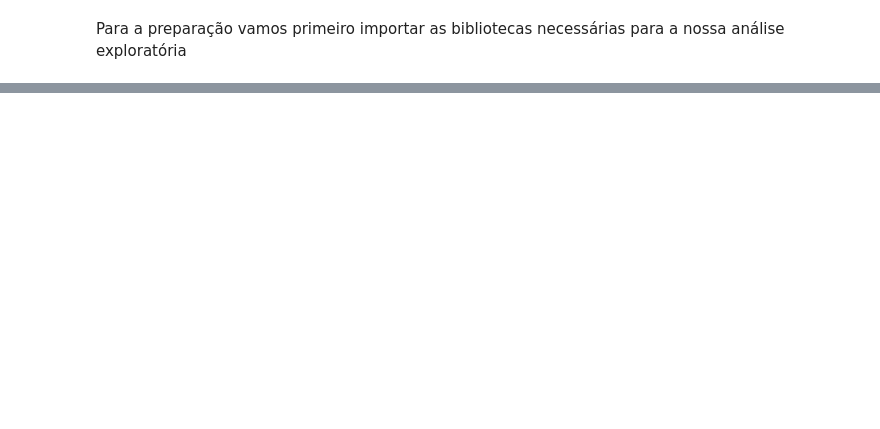
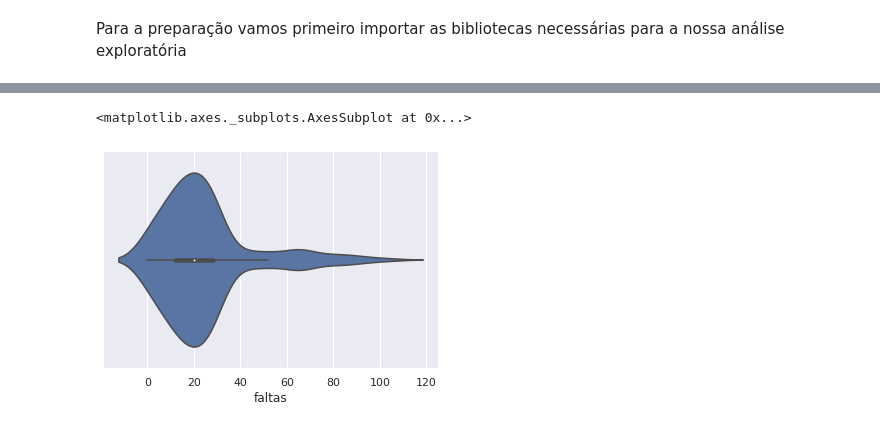
Before and after one commit to eBetcel/an-lise-ITP, a Jupyter notebook: analise_itp.ipynb, the cells around one changed output, grey strips where cells are left out. Cells and saved outputs as stored; diff of their text form; code cells hidden in the pictures; blank space fills up the shorter version.

```diff
--- a/analise_itp.ipynb
+++ b/analise_itp.ipynb
@@ -19,0 +66,15 @@ dadositp = pd.read_csv(io.BytesIO(uploaded['dados_itp.csv']), decimal=',')
+# %%
+dados_itp['nota_final'] = dados_itp.apply(lambda row: nota_final(row), axis=1)
+# %%
+def situacao_final(row):
+  aprovados = ['APR', 'APRN']
+  reprovados = ['REMF', 'REP', 'REPF', 'RENF', 'REC', 'REPN']
+  if(row['situacao'] in aprovados):
+    return 1
+  if(row['situacao'] in reprovados):
+    return 0
+# %%
+dados_itp['situacao_final'] = dados_itp.apply(lambda row: situacao_final(row), axis=1)
+# %%
+dados_pre_pandemia = dados_itp[dados_itp['tipo_de_ensino'] == 'PRESENCIAL']
+dados_pandemia = dados_itp[dados_itp['tipo_de_ensino'] == 'REMOTO']
@@ -19,0 +90,5 @@ dadositp = pd.read_csv(io.BytesIO(uploaded['dados_itp.csv']), decimal=',')
+# %%
+sns.violinplot(dados_pre_pandemia['faltas'])
+# %% [output]
+<matplotlib.axes._subplots.AxesSubplot at 0x...>
+[figure, added]
```
Also changed, not shown: parts of 37 cells of this notebook.
